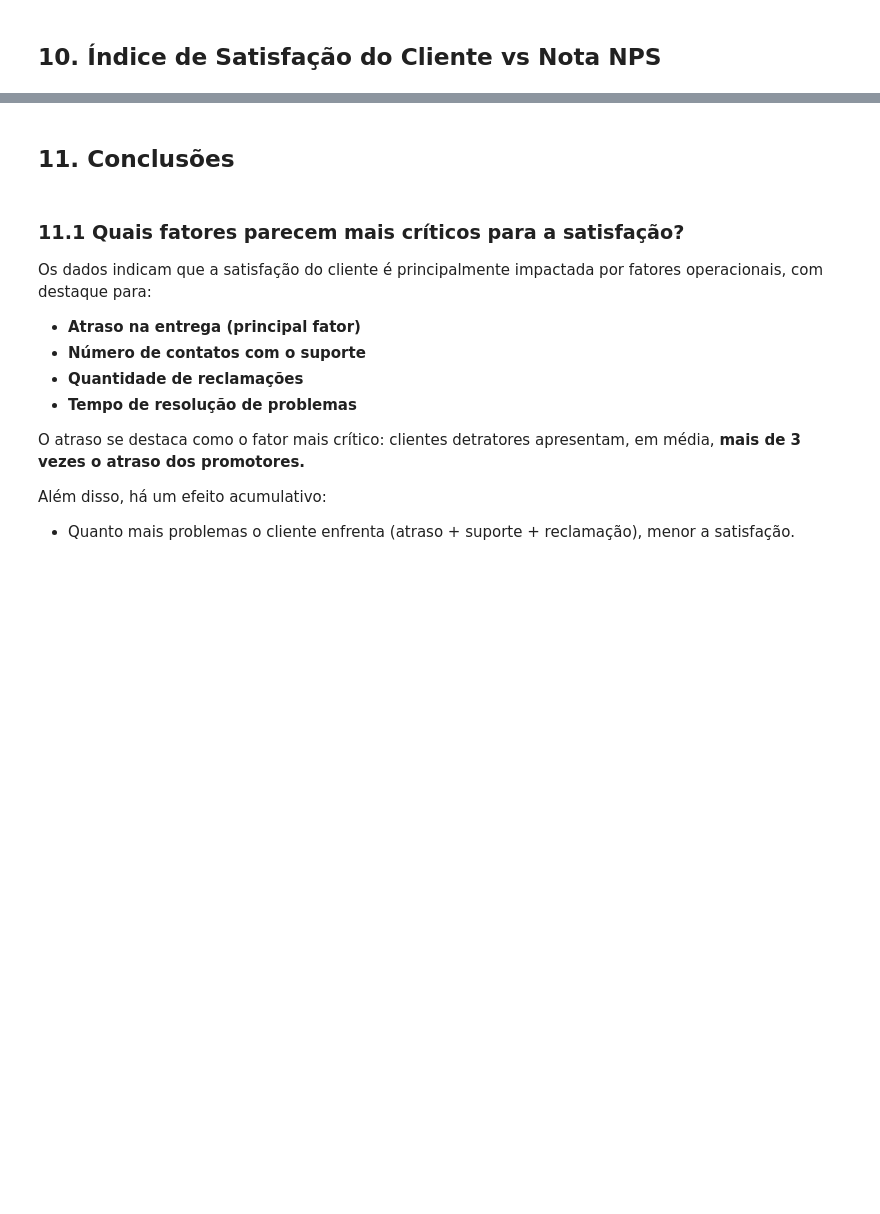
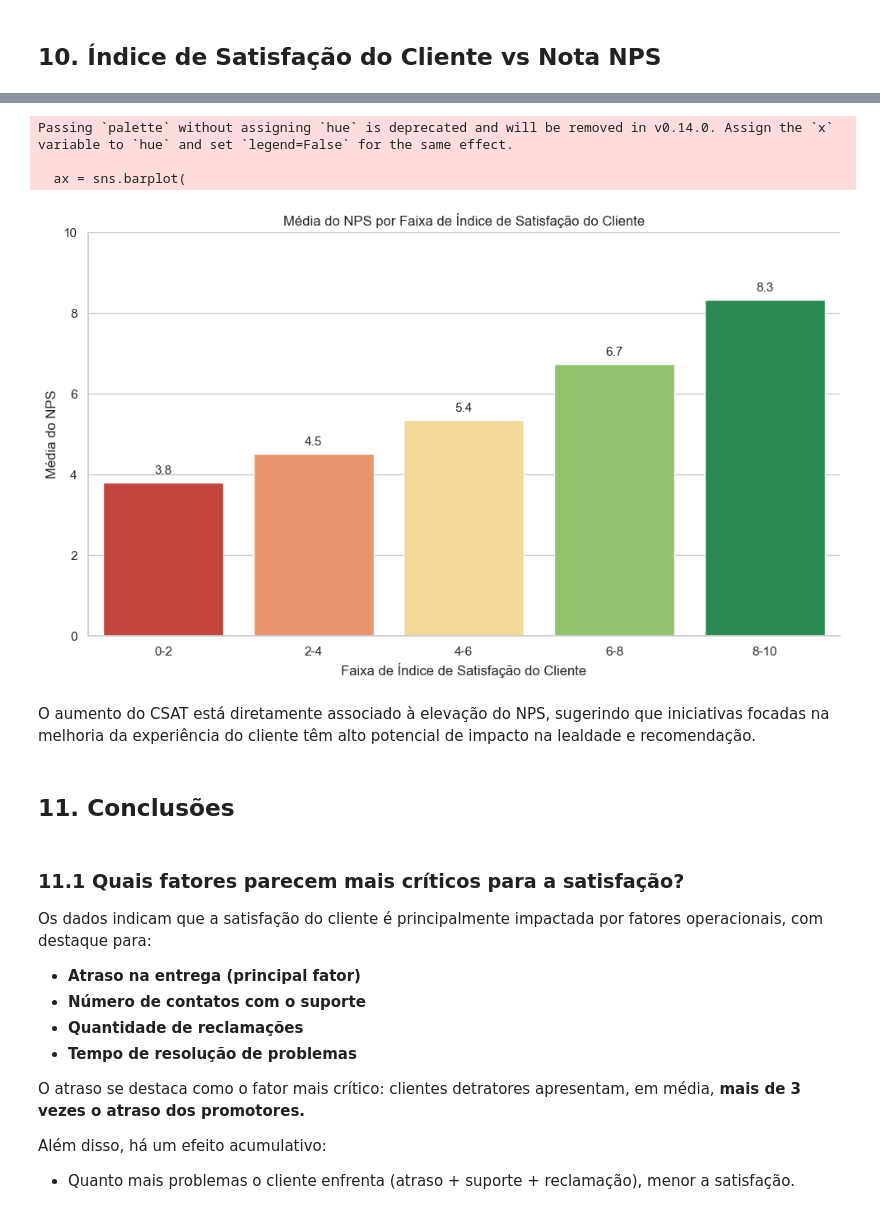
Before and after one commit to Tech-Challenge-AI-Scientist/Tech_Challenge_Fase_1, a Jupyter notebook: EDA/tech_challenge_eda.ipynb, the cells around one changed output, grey strips where cells are left out. Cells and saved outputs as stored; diff of their text form; code cells hidden in the pictures; blank space fills up the shorter version.

```diff
--- a/EDA/tech_challenge_eda.ipynb
+++ b/EDA/tech_challenge_eda.ipynb
@@ -313,3 +323,46 @@ plt.show()
+# %%
+# Cria faixas de CSAT
+df['csat_faixa'] = pd.cut(df['csat_internal_score'],
+                          bins=[0, 2, 4, 6, 8, 10],
+                          labels=['0-2', '2-4', '4-6', '6-8', '8-10'])
+
+# Agrupa as faixas de CSAT com suas respectivas médias de NPS
+df_agrupado = df.groupby('csat_faixa')['nps_score'].mean().reset_index()
+
+# Paleta de cores do vermelho para o verde
+cores = ['#d73027', '#fc8d59', '#fee08b', '#91cf60', '#1a9850']
+
+sns.set_theme(style='whitegrid')
+plt.figure(figsize=(10, 6))
+
+ax = sns.barplot(
+    data=df_agrupado,
+    x='csat_faixa',
+    y='nps_score',
+    palette=cores
+)
+
+# Insere os valores da média de NPS acima de cada barra
+for i, linha in df_agrupado.iterrows():
+    ax.text(i, linha['nps_score'] + 0.2,
+            f"{linha['nps_score']:.1f}",
+            ha='center', fontsize=11)
+
+plt.title('Média do NPS por Faixa de Índice de Satisfação do Cliente')
+plt.xlabel('Faixa de Índice de Satisfação do Cliente')
+plt.ylabel('Média do NPS')
+plt.ylim(0, 10)
+
+sns.despine()
+plt.tight_layout()
+plt.show()
+# %% [output]
+Passing `palette` without assigning `hue` is deprecated and will be removed in v0.14.0. Assign the `x` variable to `hue` and set `legend=False` for the same effect.
+
+  ax = sns.barplot(
+[figure, added]
+# %% [markdown]
+O aumento do CSAT está diretamente associado à elevação do NPS, sugerindo que iniciativas focadas na melhoria da experiência do cliente têm alto potencial de impacto na lealdade e recomendação.
 # %% [markdown]
 ## 11. Conclusões
 # %% [markdown]
```
Also changed, not shown: parts of 15 cells of this notebook.
